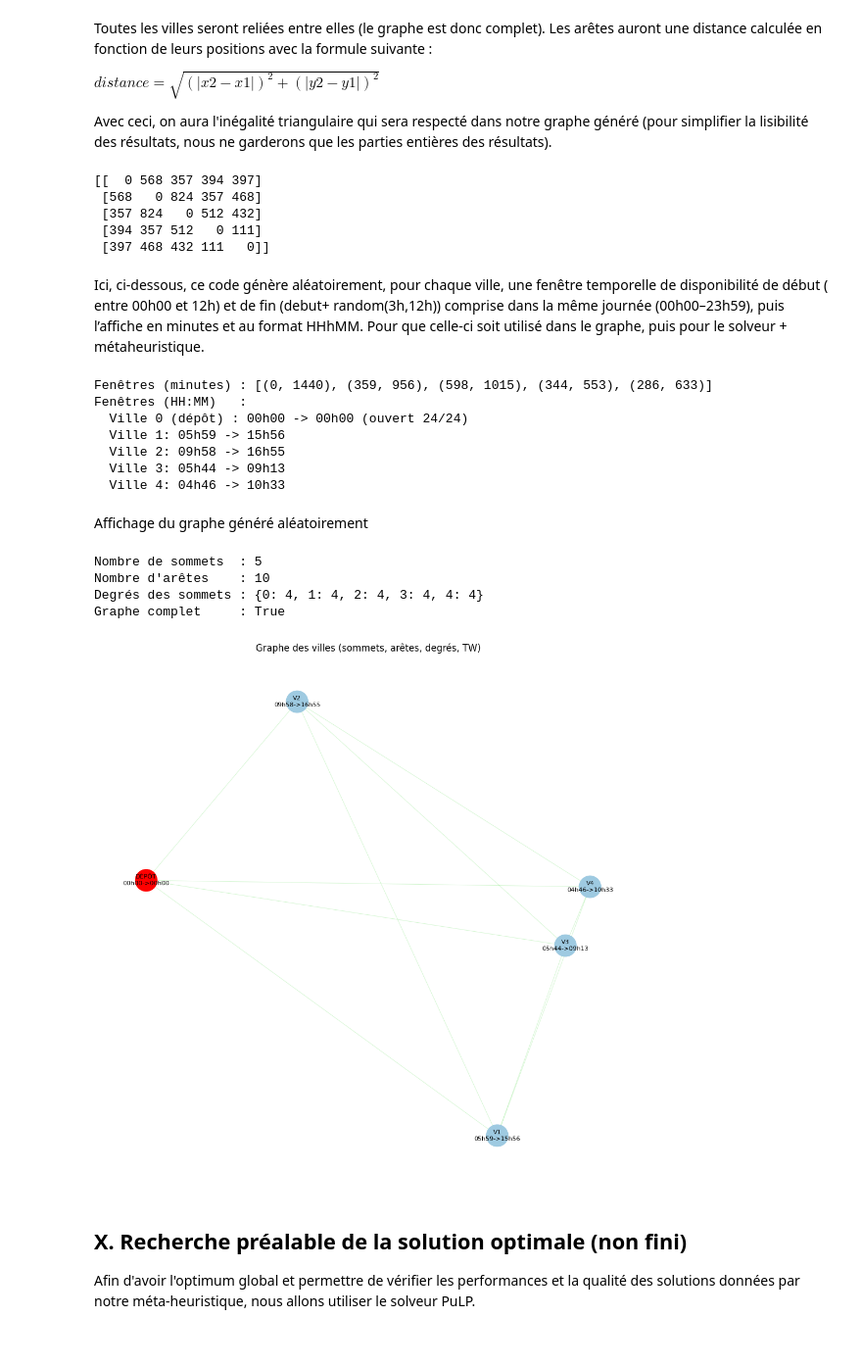
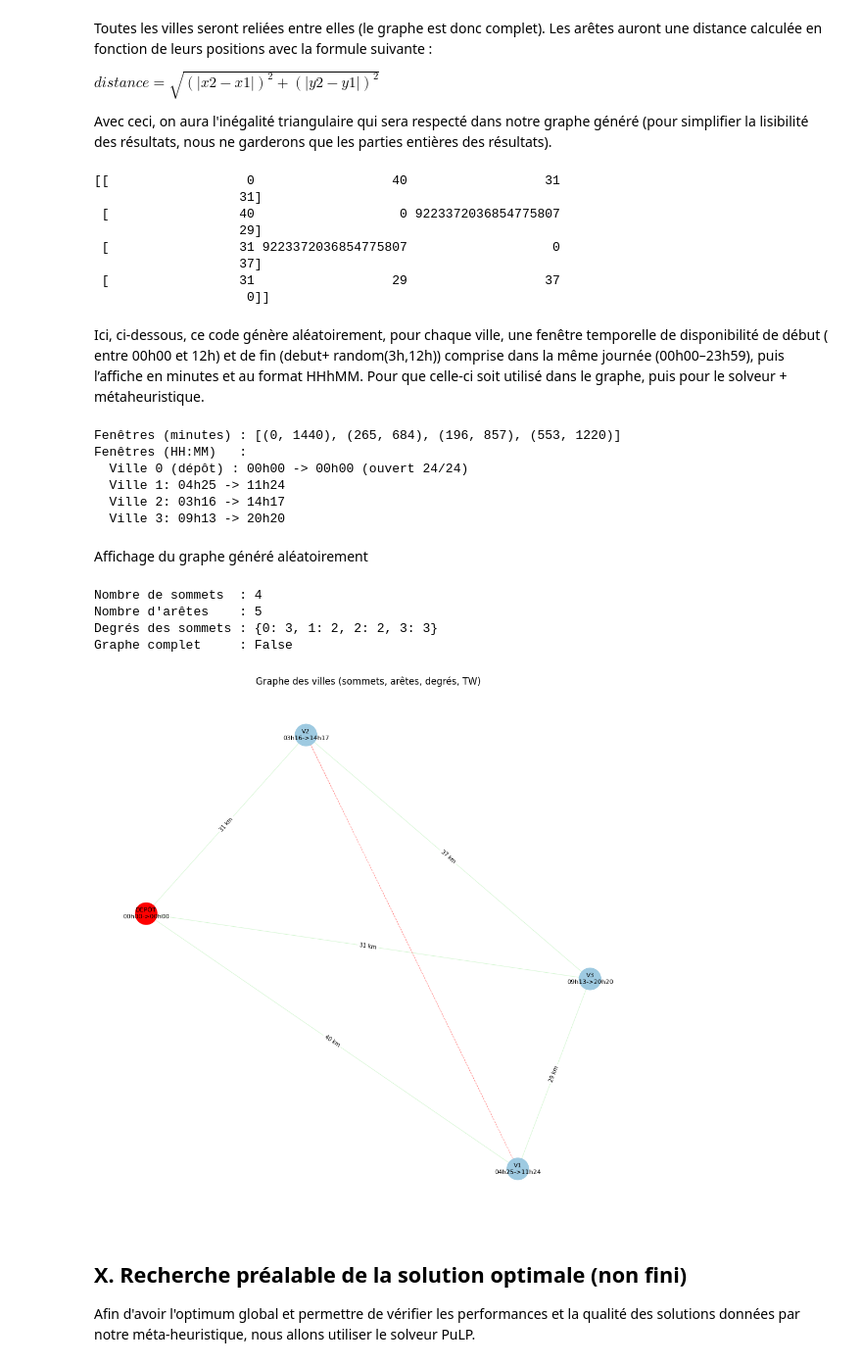
Before and after one commit to FrozX69/RechOp-Gr3, a Jupyter notebook: gpe3-livrable2 joan.ipynb, the cells around one changed output. Shown at 98% size. Saved outputs shown, nothing was run; the diff lists cells and outputs as text; code cells hidden in the pictures.

```diff
--- a/gpe3-livrable2 joan.ipynb
+++ b/gpe3-livrable2 joan.ipynb
@@ -153,7 +153,7 @@ On aura donc la structure suivante :
 # %%
 import numpy as np
 
-NB_VILLES = 5
+NB_VILLES = 4
 POURCENTAGE_ROUTES_BLOQUEES = 20
 
 matrice = np.zeros((NB_VILLES, NB_VILLES), int)
@@ -195,18 +194,21 @@ for i in range(NB_VILLES):
         if random.randint(1, 100) <= POURCENTAGE_ROUTES_BLOQUEES:
             distance = maxsize
         else:
-            distance = round(sqrt(abs(coordonnees_villes[j][0] - coordonnees_villes[i][0]) ** 2 + abs(coordonnees_villes[j][1] - coordonnees_villes[i][1]) ** 2))
+            distance = round(sqrt(abs(coordonnees_villes[j][0] - coordonnees_villes[i][0]) * 2 + abs(coordonnees_villes[j][1] - coordonnees_villes[i][1]) * 2))
 
         matrice[i][j] = distance
         matrice[j][i] = distance
 
 print(matrice)
 # %% [output]
-[[  0 568 357 394 397]
- [568   0 824 357 468]
- [357 824   0 512 432]
- [394 357 512   0 111]
- [397 468 432 111   0]]
+[[                  0                  40                  31
+                   31]
+ [                 40                   0 9223372036854775807
+                   29]
+ [                 31 9223372036854775807                   0
+                   37]
+ [                 31                  29                  37
+                    0]]
 # %% [markdown]
 Ici, ci-dessous, ce code génère aléatoirement, pour chaque ville, une fenêtre temporelle de disponibilité de début ( entre 00h00 et 12h) et de fin (debut+ random(3h,12h)) comprise dans la même journée (00h00–23h59), puis l’affiche en minutes et au format HHhMM. Pour que celle-ci soit utilisé dans le graphe, puis pour le solveur + métaheuristique.
 # %%
@@ -238,13 +240,12 @@ for i, (e, l) in enumerate(liste_villes):
     else:
         print(f"  Ville {i}: {to_hhmm(e)} -> {to_hhmm(l)}")
 # %% [output]
-Fenêtres (minutes) : [(0, 1440), (359, 956), (598, 1015), (344, 553), (286, 633)]
+Fenêtres (minutes) : [(0, 1440), (265, 684), (196, 857), (553, 1220)]
 Fenêtres (HH:MM)   :
   Ville 0 (dépôt) : 00h00 -> 00h00 (ouvert 24/24)
-  Ville 1: 05h59 -> 15h56
-  Ville 2: 09h58 -> 16h55
-  Ville 3: 05h44 -> 09h13
-  Ville 4: 04h46 -> 10h33
+  Ville 1: 04h25 -> 11h24
+  Ville 2: 03h16 -> 14h17
+  Ville 3: 09h13 -> 20h20
 # %% [markdown]
 Affichage du graphe généré aléatoirement
 # %%
@@ -297,38 +298,56 @@ plt.figure(figsize=(10, 10))
 
 # Nœuds
 nx.draw_networkx_nodes(G, pos, node_color=node_colors, node_size=800)
 
 # Arêtes ouvertes (vert)
 nx.draw_networkx_edges(
     G, pos,
     edgelist=edges_open,
     edge_color="#11D100",
     width=0.7,
     alpha=0.18
 )
 
 # Arêtes bloquées (rouge pointillé)
 nx.draw_networkx_edges(
     G, pos,
     edgelist=edges_blocked,
     edge_color="#FF0000",
     width=0.7,
     alpha=0.5,
     style="dashed" # pointilé
 )
 
+#--------------------------------------------------------#
+# Affichage des distances sur les arêtes
+#--------------------------------------------------------#
+
+edge_labels = {
+    (u, v): f"{G[u][v]['weight']} km"
+    for u, v in G.edges()
+}
+
+nx.draw_networkx_edge_labels(
+    G,
+    pos,
+    edge_labels=edge_labels,
+    font_size=7,
+    font_color="black"
+)
+#--------------------------------------------------------#
+
 nx.draw_networkx_labels(G, pos, labels=node_labels, font_size=8)
 
 plt.title("Graphe des villes (sommets, arêtes, degrés, TW)")
 plt.axis("off")
 plt.tight_layout()
 plt.show()
 # %% [output]
-Nombre de sommets  : 5
-Nombre d'arêtes    : 10
-Degrés des sommets : {0: 4, 1: 4, 2: 4, 3: 4, 4: 4}
-Graphe complet     : True
+Nombre de sommets  : 4
+Nombre d'arêtes    : 5
+Degrés des sommets : {0: 3, 1: 2, 2: 2, 3: 3}
+Graphe complet     : False
-[figure, old version]
+[figure, new version]
 # %% [markdown]
 ## X. Recherche préalable de la solution optimale (non fini)
 Afin d'avoir l'optimum global et permettre de vérifier les performances et la qualité des solutions données par notre méta-heuristique, nous allons utiliser le solveur PuLP.
```
Also changed, not shown: parts of 4 cells of this notebook.
